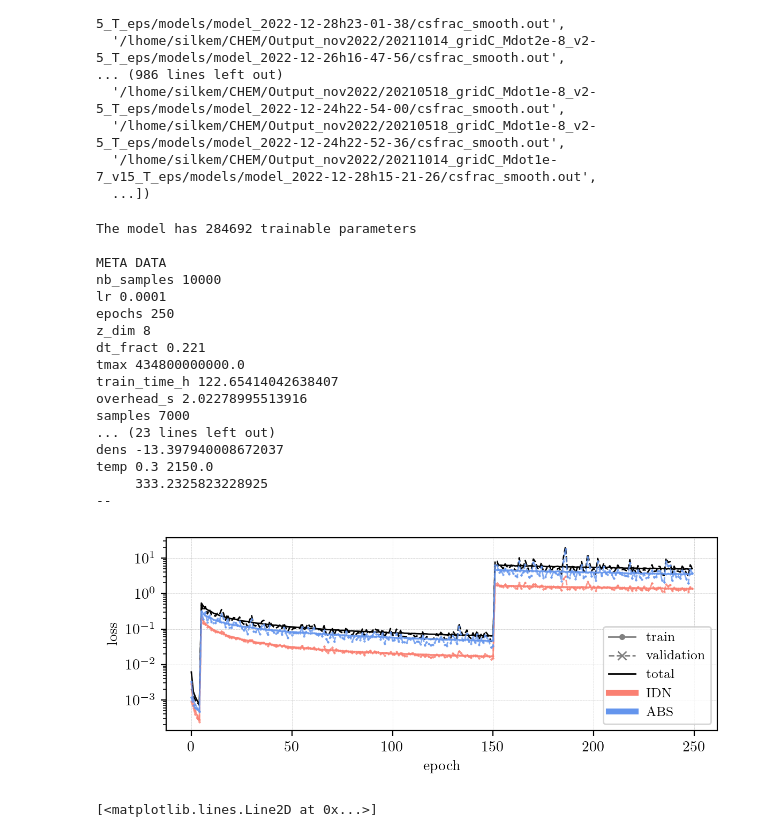
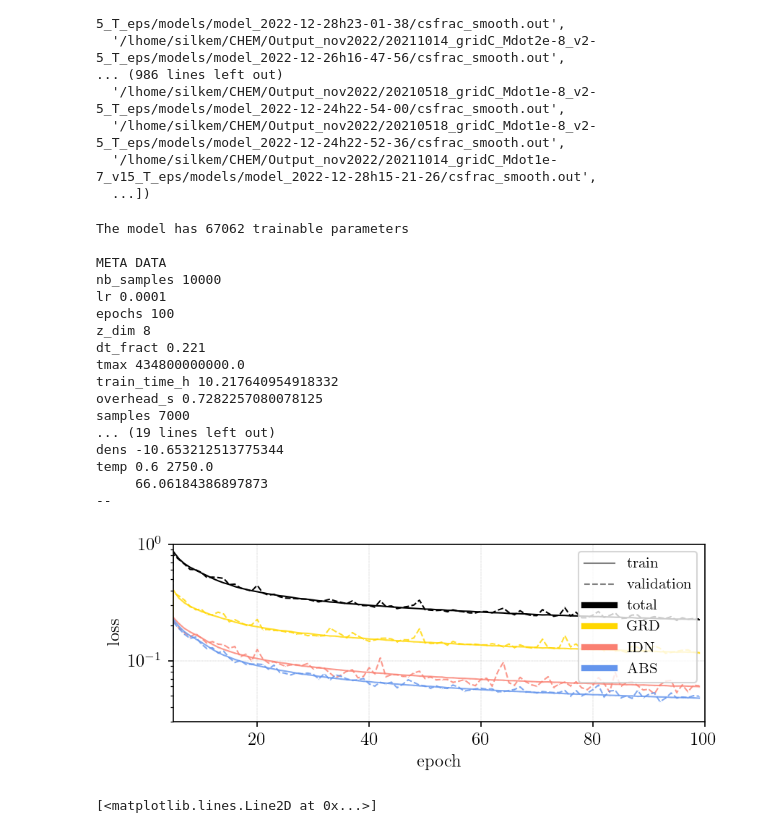
Before and after one commit to silkemaes/MACE, a Jupyter notebook: train2.0_dev.ipynb, the cells around one changed output. Saved outputs shown, nothing was run; the diff lists cells and outputs as text; code cells hidden in the pictures.

```diff
--- a/train2.0_dev.ipynb
+++ b/train2.0_dev.ipynb
@@ -515,21 +515,23 @@ outloc  = '/STER/silkem/MACE/models/CSE_0D/'
 # dirname = '2023-12-13 18:19:22.522359'  ## lr = 1.e-4       GOOD MODEL
 
 ## local training
+### prototype models (pt)
 # dirname = '2024-01-03 12:39:49.464495'          # pt3
-# dirname = '2024-01-03 12:39:43.621115_done'     #pt2
-# dirname = '2024-01-02 21:42:45.793085_done'     #pt1
+# dirname = '2024-01-03 12:39:43.621115_done'     # pt2
+# dirname = '2024-01-02 21:42:45.793085_done'     # pt1
 
-# dirname = '20240103_151253_58677_3'
+### loc
+dirname = '20240103_151253_58677_5'
 # dirname = '20240103_235005_58677_7'
-# meta, model_testing, trainloss_, testloss_ = utils.load_all_noevol(outloc, dirname) # type: ignore
+meta, model_testing, trainloss_, testloss_ = utils.load_all_noevol(outloc, dirname) # type: ignore
 
 
 ## grid
-dirname = '20240207_093243_66618_1'
-# dirname = '20240207_134859_66656_2'
+# dirname = '20240207_093243_66618_1'
+# dirname = '20240207_134859_66656_6'
 
 
-meta, model_testing, trainloss_, testloss_ = utils.load_all(outloc, dirname,epoch = '13') # type: ignore
+# meta, model_testing, trainloss_, testloss_ = utils.load_all(outloc, dirname,epoch = '13') # type: ignore
 
 
 print('\nMETA DATA')
@@ -545,59 +547,59 @@ if not os.path.exists(outloc+dirname+"/testloss.json"):
     with open(outloc+dirname+"/testloss.json", "w") as outfile:
         outfile.write(json_loss)
 
-# testpaths = ['/lhome/silkem/CHEM/Output_nov2022/20211014_gridC_Mdot2e-8_v2-5_T_eps/models/model_2022-12-26h16-02-06/csfrac_smooth.out',
-            #  '/lhome/silkem/CHEM/Output_nov2022/20211015_gridC_Mdot1e-6_v17-5_T_eps/models/model_2022-12-24h17-06-51/csfrac_smooth.out',
-            #  '/lhome/silkem/CHEM/Output_nov2022/20210527_gridC_Mdot5e-5_v22-5_T_eps/models/model_2022-12-27h11-01-25/csfrac_smooth.out']
+testpaths = ['/lhome/silkem/CHEM/Output_nov2022/20211014_gridC_Mdot2e-8_v2-5_T_eps/models/model_2022-12-26h16-02-06/csfrac_smooth.out',
+             '/lhome/silkem/CHEM/Output_nov2022/20211015_gridC_Mdot1e-6_v17-5_T_eps/models/model_2022-12-24h17-06-51/csfrac_smooth.out',
+             '/lhome/silkem/CHEM/Output_nov2022/20210527_gridC_Mdot5e-5_v22-5_T_eps/models/model_2022-12-27h11-01-25/csfrac_smooth.out']
 
-testpaths = ['/lhome/silkem/CHEM/Output_nov2022/20210518_gridC_Mdot1e-8_v2-5_T_eps/models/model_2022-12-24h21-58-23/csfrac_smooth.out',
-             '/lhome/silkem/CHEM/Output_nov2022/20210518_gridC_Mdot1e-8_v2-5_T_eps/models/model_2022-12-24h23-30-08/csfrac_smooth.out',
-             '/lhome/silkem/CHEM/Output_nov2022/20210518_gridC_Mdot1e-8_v2-5_T_eps/models/model_2022-12-25h00-33-02/csfrac_smooth.out']
+# testpaths = ['/lhome/silkem/CHEM/Output_nov2022/20210518_gridC_Mdot1e-8_v2-5_T_eps/models/model_2022-12-24h21-58-23/csfrac_smooth.out',
+#              '/lhome/silkem/CHEM/Output_nov2022/20210518_gridC_Mdot1e-8_v2-5_T_eps/models/model_2022-12-24h23-30-08/csfrac_smooth.out',
+#              '/lhome/silkem/CHEM/Output_nov2022/20210518_gridC_Mdot1e-8_v2-5_T_eps/models/model_2022-12-25h00-33-02/csfrac_smooth.out']
 
 # testpaths = ['/lhome/silkem/CHEM/Output_nov2022/20210525_gridC_Mdot1e-8_v25_T_eps/models/model_2022-12-27h02-04-49/csfrac_smooth.out']
 
 # testpaths = ['/lhome/silkem/CHEM/Output_nov2022/20211014_gridC_Mdot1e-7_v5_T_eps/models/model_2022-12-23h17-12-12/csfrac_smooth.out']
 
 ## check for difference in chem, same dens
 # testpaths = ['/lhome/silkem/CHEM/Output_nov2022/20211014_gridC_Mdot2e-7_v5_T_eps/models/model_2022-12-24h12-55-54/csfrac_smooth.out',
 #              '/lhome/silkem/CHEM/Output_nov2022/20210527_gridC_Mdot5e-7_v12-5_T_eps/models/model_2022-12-27h12-24-10/csfrac_smooth.out',
 #              '/lhome/silkem/CHEM/Output_nov2022/20211015_gridC_Mdot1e-6_v20_T_eps/models/model_2022-12-28h20-53-28/csfrac_smooth.out'
 #              ]
-testpaths = ['/lhome/silkem/CHEM/Output_nov2022/20210518_gridC_Mdot1e-8_v2-5_T_eps/models/model_2022-12-24h23-30-08/csfrac_smooth.out',
-             '/lhome/silkem/CHEM/Output_nov2022/20211014_gridC_Mdot5e-8_v12-5_T_eps/models/model_2022-12-25h01-31-58/csfrac_smooth.out',
-              '/lhome/silkem/CHEM/Output_nov2022/20211014_gridC_Mdot5e-8_v12-5_T_eps/models/model_2022-12-25h01-00-03/csfrac_smooth.out']
+# testpaths = ['/lhome/silkem/CHEM/Output_nov2022/20210518_gridC_Mdot1e-8_v2-5_T_eps/models/model_2022-12-24h23-30-08/csfrac_smooth.out',
+#              '/lhome/silkem/CHEM/Output_nov2022/20211014_gridC_Mdot5e-8_v12-5_T_eps/models/model_2022-12-25h01-31-58/csfrac_smooth.out',
+#               '/lhome/silkem/CHEM/Output_nov2022/20211014_gridC_Mdot5e-8_v12-5_T_eps/models/model_2022-12-25h01-00-03/csfrac_smooth.out']
 
 print('\n Parameters tests:')
 for path in testpaths:
     # print(path)
     mod = ds.CSEmod(path)
     print('--', mod.Mdot,'--',mod.v/1e5, '--')
     print('dens', np.log10(mod.Mdot/mod.v))
     print('temp',mod.eps, mod.Tstar)
     print('    ', temp( mod.Tstar, mod.eps, 1e16))
     print('--')
     print()
 
-fig = pl.plot_loss(trainloss_, testloss_, log = True, ylim = False, limits = [1e-4,1e1])#, notest = False)
+fig = pl.plot_loss(trainloss_, testloss_, log = True, ylim = True, limits = [3e-2,1e0])#, notest = False)
 plt.savefig(plots_path+'loss.png')
 # %% [output]
-The model has 284692 trainable parameters
+The model has 67062 trainable parameters
 
 META DATA
 nb_samples 10000
 lr 0.0001
-epochs 250
+epochs 100
 z_dim 8
 dt_fract 0.221
 tmax 434800000000.0
-train_time_h 122.65414042638407
-overhead_s 2.02278995513916
+train_time_h 10.217640954918332
+overhead_s 0.7282257080078125
 samples 7000
-... (23 lines left out)
-dens -13.397940008672037
-temp 0.3 2150.0
-     333.2325823228925
+... (19 lines left out)
+dens -10.653212513775344
+temp 0.6 2750.0
+     66.06184386897873
 --
-[figure, old version]
+[figure, new version]
 # %%
 def test_model(model_testing, testpaths, specs_lg, specs, plots_path, save = False, plotting = False):
     # testpaths = train.testpath
```
Also changed, not shown: parts of 7 cells of this notebook, 12 other files.
